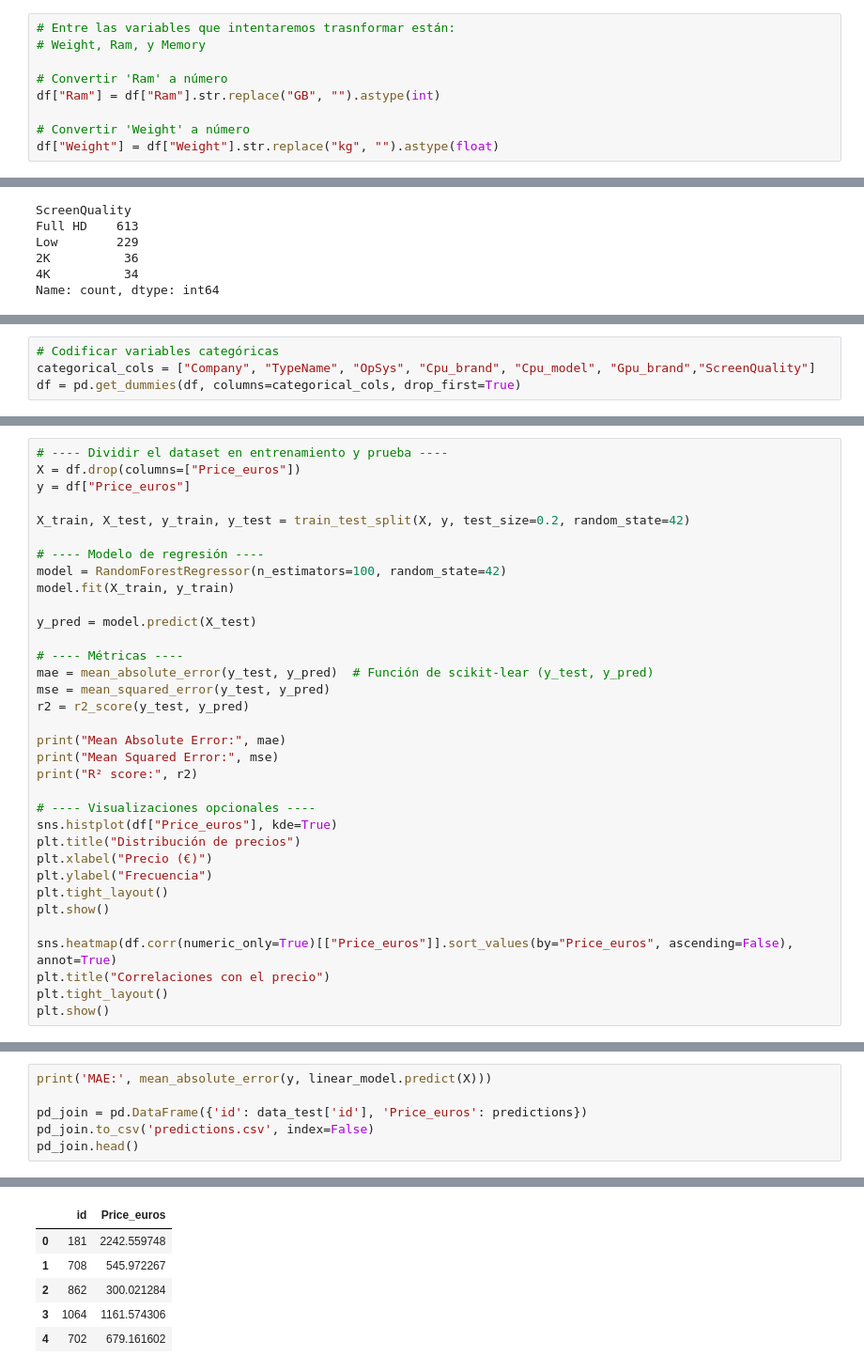
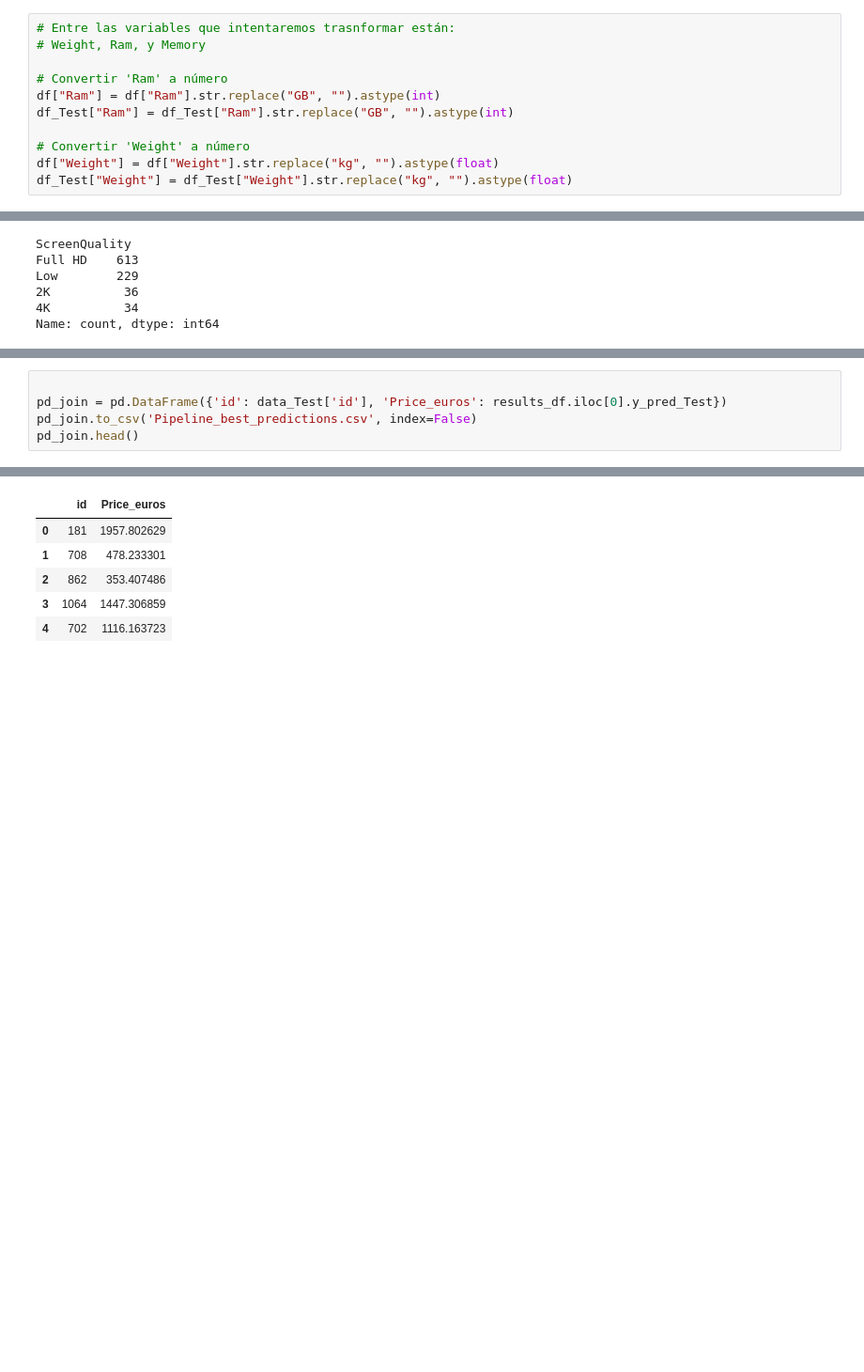
Before and after one commit to amonsalvec/Entrega_EDA, a Jupyter notebook: ML_kaggle/price_euros.ipynb, the cells around one changed output, grey strips where cells are left out. Shown at 94% size. Drawn from its saved outputs; the diff is of its cells as text; blank space fills up the shorter version.

```diff
--- a/ML_kaggle/price_euros.ipynb
+++ b/ML_kaggle/price_euros.ipynb
@@ -77,9 +89,11 @@ df.drop(["id", "laptop_ID", "Product"], axis=1, inplace=True)
 
 # Convertir 'Ram' a número
 df["Ram"] = df["Ram"].str.replace("GB", "").astype(int)
+df_Test["Ram"] = df_Test["Ram"].str.replace("GB", "").astype(int)
 
 # Convertir 'Weight' a número
 df["Weight"] = df["Weight"].str.replace("kg", "").astype(float)
+df_Test["Weight"] = df_Test["Weight"].str.replace("kg", "").astype(float)
 # %%
 import re
 # Procesamos la columna 'Memory'
@@ -215,4 +296,0 @@ df.drop("Gpu", axis=1, inplace=True)
-# %%
-# Codificar variables categóricas
-categorical_cols = ["Company", "TypeName", "OpSys", "Cpu_brand", "Cpu_model", "Gpu_brand","ScreenQuality"]
-df = pd.get_dummies(df, columns=categorical_cols, drop_first=True)
@@ -242,34 +296,0 @@ Index(['Inches', 'Ram', 'Weight', 'Price_euros', 'HDD', 'SSD', 'Hybrid',
-# %%
-# ---- Dividir el dataset en entrenamiento y prueba ----
-X = df.drop(columns=["Price_euros"])
-y = df["Price_euros"]
-
-X_train, X_test, y_train, y_test = train_test_split(X, y, test_size=0.2, random_state=42)
-
-# ---- Modelo de regresión ----
-model = RandomForestRegressor(n_estimators=100, random_state=42)
-model.fit(X_train, y_train)
-
-y_pred = model.predict(X_test)
-
-# ---- Métricas ----
-mae = mean_absolute_error(y_test, y_pred)  # Función de scikit-lear (y_test, y_pred)
-mse = mean_squared_error(y_test, y_pred)
-r2 = r2_score(y_test, y_pred)
-
-print("Mean Absolute Error:", mae)
-print("Mean Squared Error:", mse)
-print("R² score:", r2)
-
-# ---- Visualizaciones opcionales ----
-sns.histplot(df["Price_euros"], kde=True)
-plt.title("Distribución de precios")
-plt.xlabel("Precio (€)")
-plt.ylabel("Frecuencia")
-plt.tight_layout()
-plt.show()
-
-sns.heatmap(df.corr(numeric_only=True)[["Price_euros"]].sort_values(by="Price_euros", ascending=False), annot=True)
-plt.title("Correlaciones con el precio")
-plt.tight_layout()
-plt.show()
@@ -309,7 +422,6 @@ Está claro que  no hay una relación lienal en tendencia respecto del precio y
 # %%
-print('MAE:', mean_absolute_error(y, linear_model.predict(X)))
 
-pd_join = pd.DataFrame({'id': data_test['id'], 'Price_euros': predictions})
-pd_join.to_csv('predictions.csv', index=False)
+pd_join = pd.DataFrame({'id': data_Test['id'], 'Price_euros': results_df.iloc[0].y_pred_Test})
+pd_join.to_csv('Pipeline_best_predictions.csv', index=False)
 pd_join.head()
 # %% [output]
@@ -317,6 +428,6 @@ MAE: 216.5035893646738
 |  | id | Price_euros |
-| 0 | 181 | 2242.559748 |
-| 1 | 708 | 545.972267 |
-| 2 | 862 | 300.021284 |
-| 3 | 1064 | 1161.574306 |
-| 4 | 702 | 679.161602 |
+| 0 | 181 | 1957.802629 |
+| 1 | 708 | 478.233301 |
+| 2 | 862 | 353.407486 |
+| 3 | 1064 | 1447.306859 |
+| 4 | 702 | 1116.163723 |
```
Also changed, not shown: parts of 45 cells of this notebook, 11 other files.
